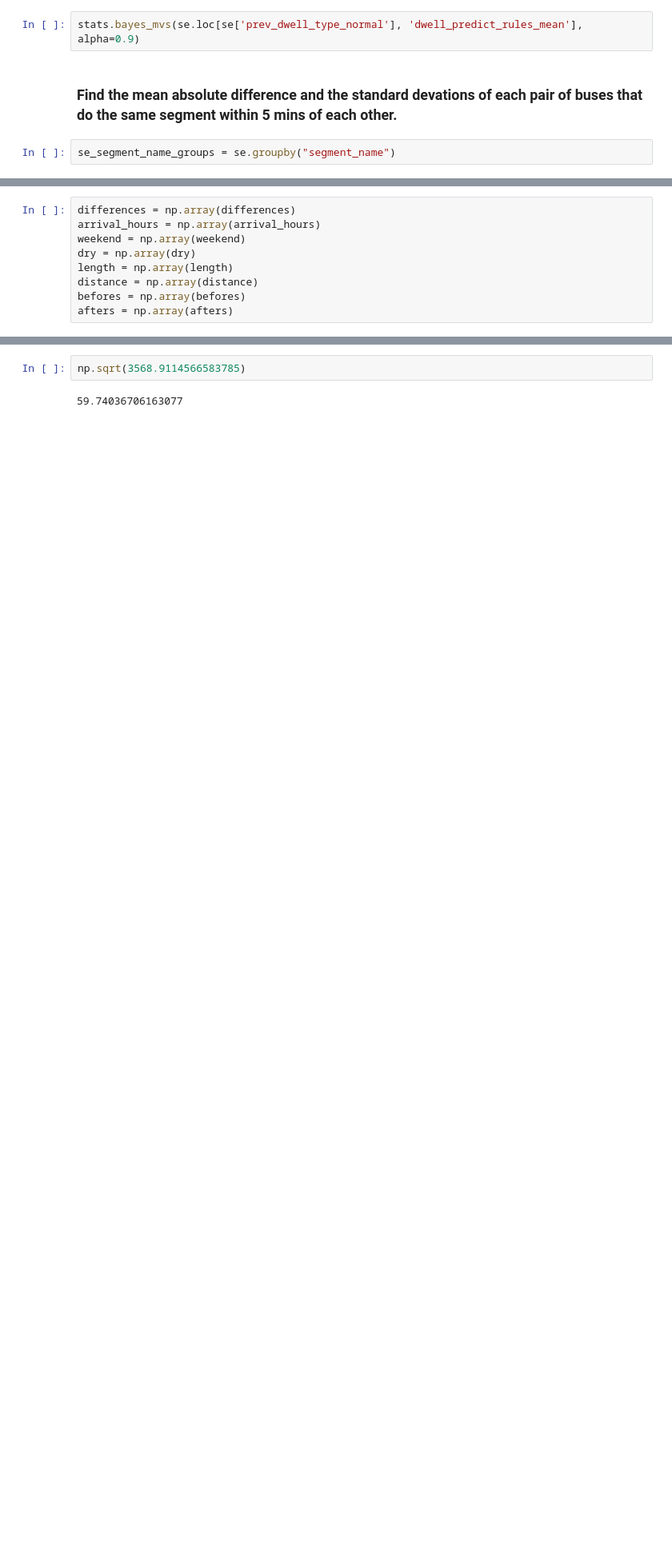
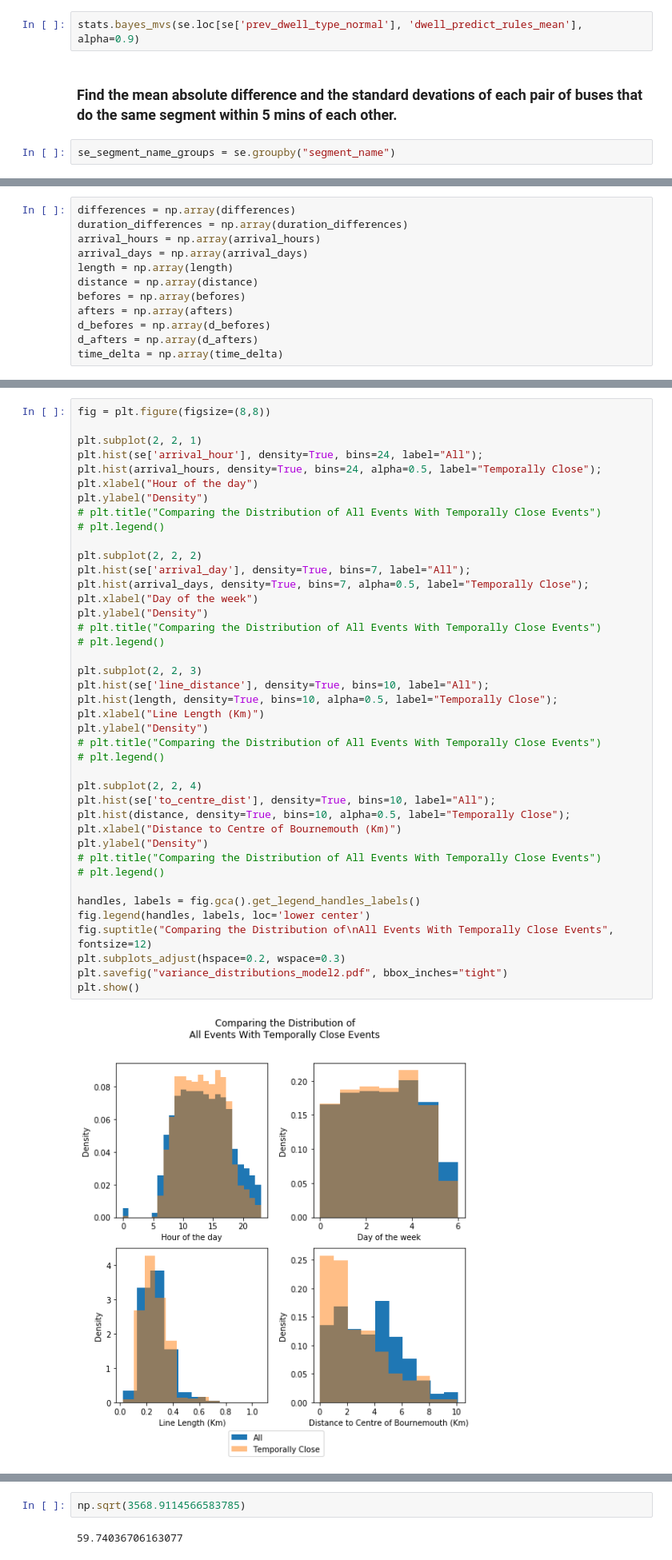
Before and after one commit to gingertom/buses, a Jupyter notebook: Data Exploration/noise and spasity/Analytic determination of noise.ipynb, the cells around one changed output, grey strips where cells are left out. Shown at 80% size. Cells and saved outputs as stored; diff of their text form; blank space fills up the shorter version.

Commit message:
Workbook used to calculate some the inherent variance statistics.

```diff
--- a/Data Exploration/noise and spasity/Analytic determination of noise.ipynb
+++ b/Data Exploration/noise and spasity/Analytic determination of noise.ipynb
@@ -390,9 +559,12 @@ for name, segment in se_segment_name_groups:
 # %%
 differences = np.array(differences)
+duration_differences = np.array(duration_differences)
 arrival_hours = np.array(arrival_hours)
-weekend = np.array(weekend)
-dry = np.array(dry)
+arrival_days = np.array(arrival_days)
 length = np.array(length)
 distance = np.array(distance)
 befores = np.array(befores)
 afters = np.array(afters)
+d_befores = np.array(d_befores)
+d_afters = np.array(d_afters)
+time_delta = np.array(time_delta)
@@ -398,0 +575,43 @@ afters = np.array(afters)
+# %%
+fig = plt.figure(figsize=(8,8))
+
+plt.subplot(2, 2, 1)
+plt.hist(se['arrival_hour'], density=True, bins=24, label="All");
+plt.hist(arrival_hours, density=True, bins=24, alpha=0.5, label="Temporally Close");
+plt.xlabel("Hour of the day")
+plt.ylabel("Density")
+# plt.title("Comparing the Distribution of All Events With Temporally Close Events")
+# plt.legend()
+
+plt.subplot(2, 2, 2)
+plt.hist(se['arrival_day'], density=True, bins=7, label="All");
+plt.hist(arrival_days, density=True, bins=7, alpha=0.5, label="Temporally Close");
+plt.xlabel("Day of the week")
+plt.ylabel("Density")
+# plt.title("Comparing the Distribution of All Events With Temporally Close Events")
+# plt.legend()
+
+plt.subplot(2, 2, 3)
+plt.hist(se['line_distance'], density=True, bins=10, label="All");
+plt.hist(length, density=True, bins=10, alpha=0.5, label="Temporally Close");
+plt.xlabel("Line Length (Km)")
+plt.ylabel("Density")
+# plt.title("Comparing the Distribution of All Events With Temporally Close Events")
+# plt.legend()
+
+plt.subplot(2, 2, 4)
+plt.hist(se['to_centre_dist'], density=True, bins=10, label="All");
+plt.hist(distance, density=True, bins=10, alpha=0.5, label="Temporally Close");
+plt.xlabel("Distance to Centre of Bournemouth (Km)")
+plt.ylabel("Density")
+# plt.title("Comparing the Distribution of All Events With Temporally Close Events")
+# plt.legend()
+
+handles, labels = fig.gca().get_legend_handles_labels()
+fig.legend(handles, labels, loc='lower center')
+fig.suptitle("Comparing the Distribution of\nAll Events With Temporally Close Events", fontsize=12)
+plt.subplots_adjust(hspace=0.2, wspace=0.3)
+plt.savefig("variance_distributions_model2.pdf", bbox_inches="tight")
+plt.show()
+# %% [output]
+[figure, added]
```
Also changed, not shown: parts of 46 cells of this notebook.
